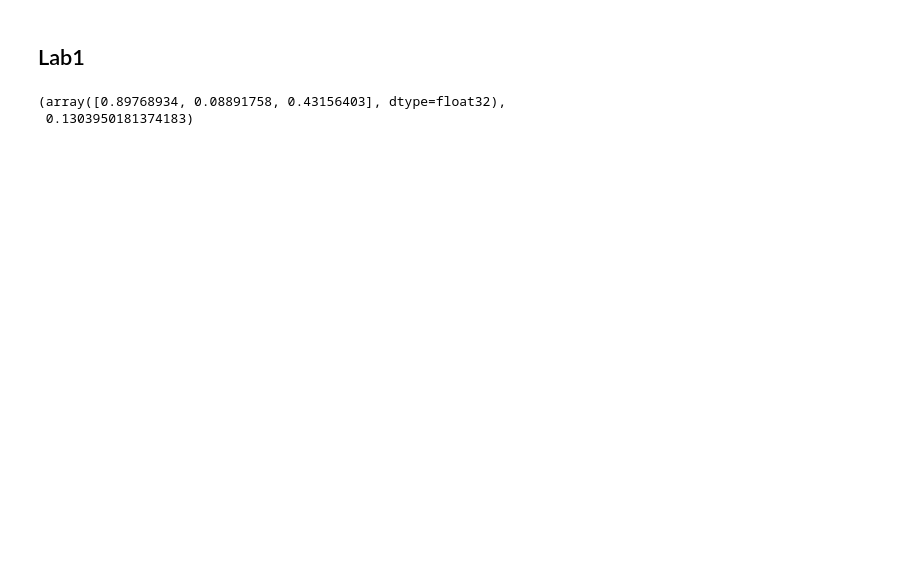
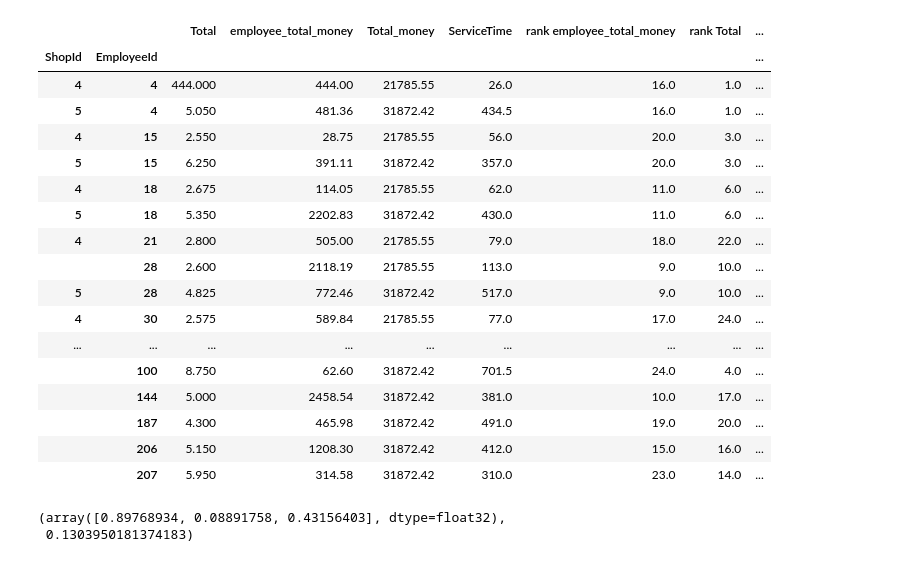
Before and after one commit to VYelisieievV/iasa-ierarh-systems, a Jupyter notebook: LAB1.ipynb, the cells around one changed output. Cells and saved outputs as stored; diff of their text form; code cells hidden in the pictures; blank space fills up the shorter version.

```diff
--- a/LAB1.ipynb
+++ b/LAB1.ipynb
@@ -22,5 +5,3 @@ df
-# %% [markdown]
-## Lab1
 # %%
 df = pd.read_csv("mai_clients.csv")
 df.Datetime = df.Datetime.apply(pd.to_datetime)
@@ -76 +20,27 @@ D = np.array(
+# %%
+data = pd.read_csv("ranked.csv").set_index("EmployeeId")
+emp_stats_df = pd.merge(
+    emp_stats.reset_index(), data, left_on=["EmployeeId"], right_index=True
+).set_index(["ShopId", "EmployeeId"])
+
+emp_stats_df
+# %% [output]
+|  |  | Total | employee_total_money | Total_money | ServiceTime | rank employee_total_money | rank Total | ... |
+| ShopId | EmployeeId |  |  |  |  |  |  | ... |
+| 4 | 4 | 444.000 | 444.00 | 21785.55 | 26.0 | 16.0 | 1.0 | ... |
+| 5 | 4 | 5.050 | 481.36 | 31872.42 | 434.5 | 16.0 | 1.0 | ... |
+| 4 | 15 | 2.550 | 28.75 | 21785.55 | 56.0 | 20.0 | 3.0 | ... |
+| 5 | 15 | 6.250 | 391.11 | 31872.42 | 357.0 | 20.0 | 3.0 | ... |
+| 4 | 18 | 2.675 | 114.05 | 21785.55 | 62.0 | 11.0 | 6.0 | ... |
+| 5 | 18 | 5.350 | 2202.83 | 31872.42 | 430.0 | 11.0 | 6.0 | ... |
+| 4 | 21 | 2.800 | 505.00 | 21785.55 | 79.0 | 18.0 | 22.0 | ... |
+|  | 28 | 2.600 | 2118.19 | 21785.55 | 113.0 | 9.0 | 10.0 | ... |
+| 5 | 28 | 4.825 | 772.46 | 31872.42 | 517.0 | 9.0 | 10.0 | ... |
+| 4 | 30 | 2.575 | 589.84 | 21785.55 | 77.0 | 17.0 | 24.0 | ... |
+| ... | ... | ... | ... | ... | ... | ... | ... | ... |
+|  | 100 | 8.750 | 62.60 | 31872.42 | 701.5 | 24.0 | 4.0 | ... |
+|  | 144 | 5.000 | 2458.54 | 31872.42 | 381.0 | 10.0 | 17.0 | ... |
+|  | 187 | 4.300 | 465.98 | 31872.42 | 491.0 | 19.0 | 20.0 | ... |
+|  | 206 | 5.150 | 1208.30 | 31872.42 | 412.0 | 15.0 | 16.0 | ... |
+|  | 207 | 5.950 | 314.58 | 31872.42 | 310.0 | 23.0 | 14.0 | ... |
 # %%
```
Also changed, not shown: parts of 10 cells of this notebook, 6 other files.
